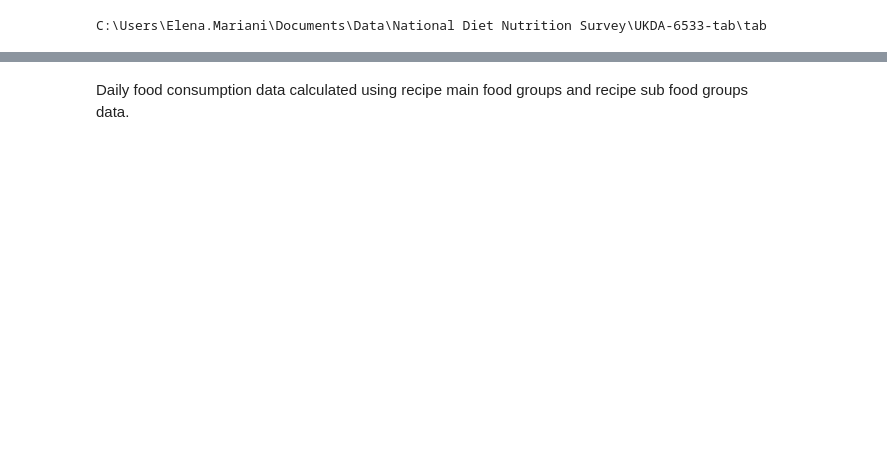
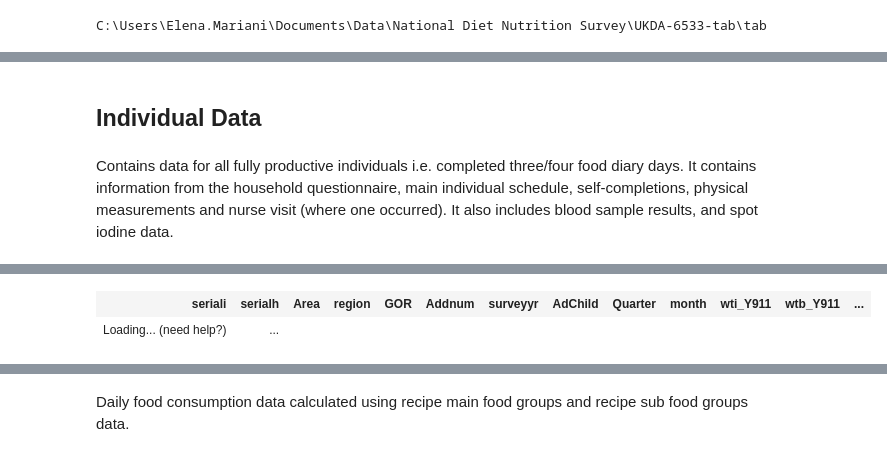
Before and after one commit to nestauk/ahl_national_diet_nutrition_survey, a Jupyter notebook: National Diet Nutrition Survey.ipynb, the cells around one changed output, grey strips where cells are left out. Cells and saved outputs as stored; diff of their text form; code cells hidden in the pictures; blank space fills up the shorter version.

```diff
--- a/National Diet Nutrition Survey.ipynb
+++ b/National Diet Nutrition Survey.ipynb
@@ -210,0 +117,8 @@ fig.write_html('myfig.html') # save figure
+# %% [markdown]
+## Individual Data
+# %% [markdown]
+Contains data for all fully productive individuals i.e. completed three/four food diary days. It contains information from the household questionnaire, main individual schedule, self-completions, physical measurements and nurse visit (where one occurred). It also includes blood sample results, and spot iodine data.
+# %%
+ind = pd.read_csv("ndns_rp_yr9-11a_indiv_20211020.tab", sep = "\t", low_memory=False)
+ind.head()
+# %% [output]
@@ -210,0 +126,2 @@ fig.write_html('myfig.html') # save figure
+| seriali | serialh | Area | region | GOR | Addnum | surveyyr | AdChild | Quarter | month | wti_Y911 | wtb_Y911 | ... |
+| Loading... (need help?) | ... |
```
Also changed, not shown: parts of 72 cells of this notebook.
